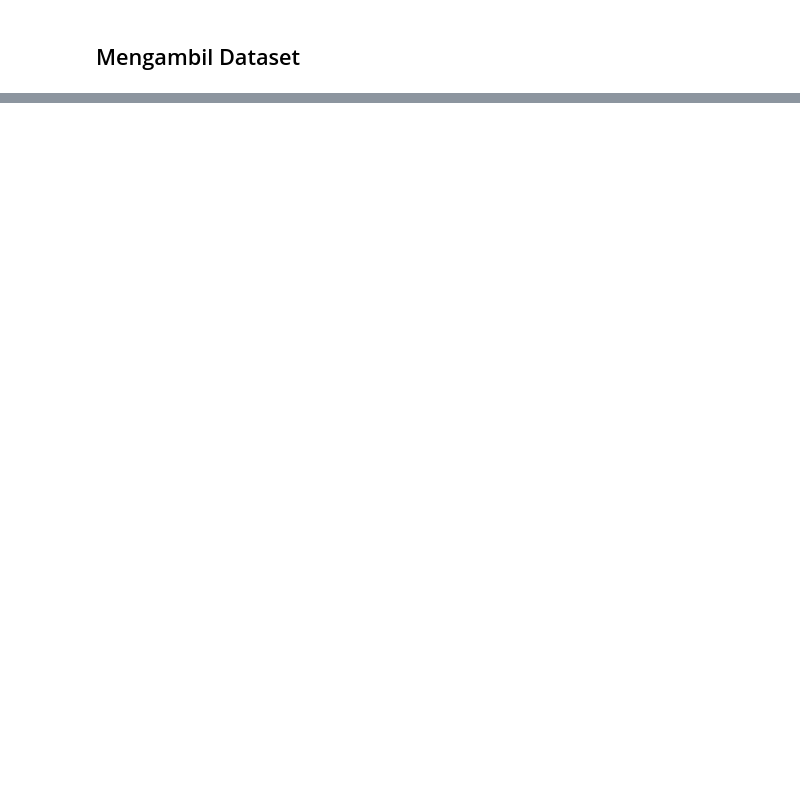
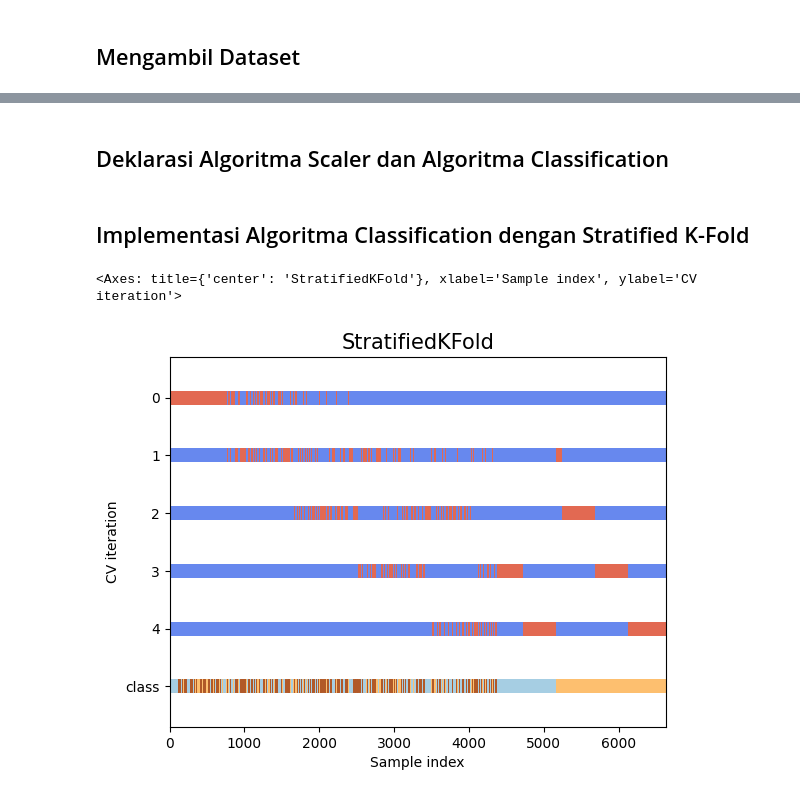
Before and after one commit to randifajar/predict-students-dropout-and-academic-success.ipynb, a Jupyter notebook: predict-students-dropout-and-academic-success.ipynb, the cells around one changed output, grey strips where cells are left out. Saved outputs shown, nothing was run; the diff lists cells and outputs as text; code cells hidden in the pictures; blank space fills up the shorter version.

```diff
--- a/predict-students-dropout-and-academic-success.ipynb
+++ b/predict-students-dropout-and-academic-success.ipynb
@@ -293,0 +255,3 @@ Text(0, 0.5, 'Accuracy Score')
+# %%
+sm = SMOTE(random_state=42)
+X_res, y_res = sm.fit_resample(X, y)
@@ -293,0 +273,2 @@ Text(0, 0.5, 'Accuracy Score')
+# %% [markdown]
+## Deklarasi Algoritma Scaler dan Algoritma Classification
@@ -293,0 +281,15 @@ Text(0, 0.5, 'Accuracy Score')
+# %% [markdown]
+## Implementasi Algoritma Classification dengan Stratified K-Fold
+# %%
+X_res = X_res.to_numpy()
+y_res = y_res.to_numpy()
+# %%
+n_splits = 5
+# %%
+SkFold = StratifiedKFold(n_splits)
+# %%
+fig, ax = plt.subplots()
+plot_cv_indices(SkFold, X_res, y_res, ax, n_splits)
+# %% [output]
+<Axes: title={'center': 'StratifiedKFold'}, xlabel='Sample index', ylabel='CV iteration'>
+[figure, added]
```
Also changed, not shown: parts of 65 cells of this notebook.
